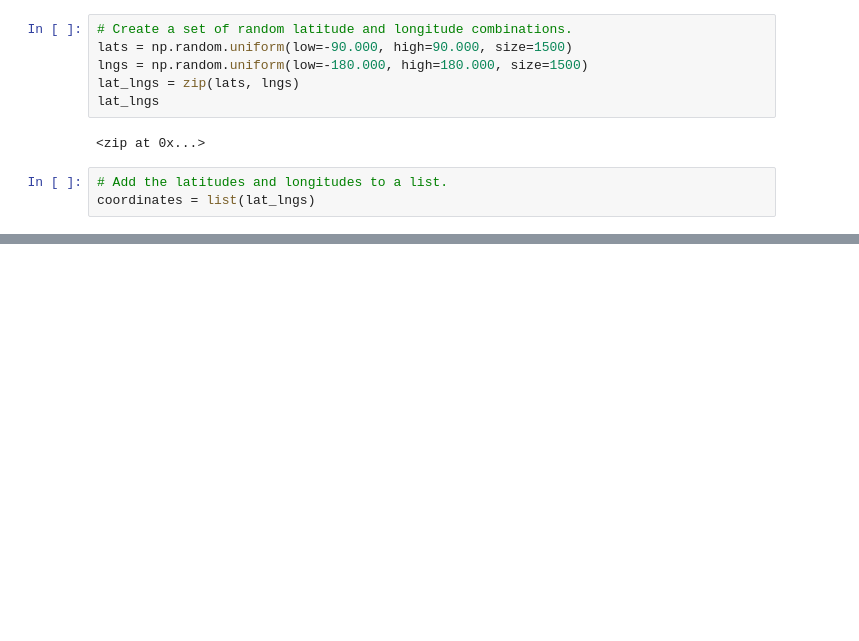
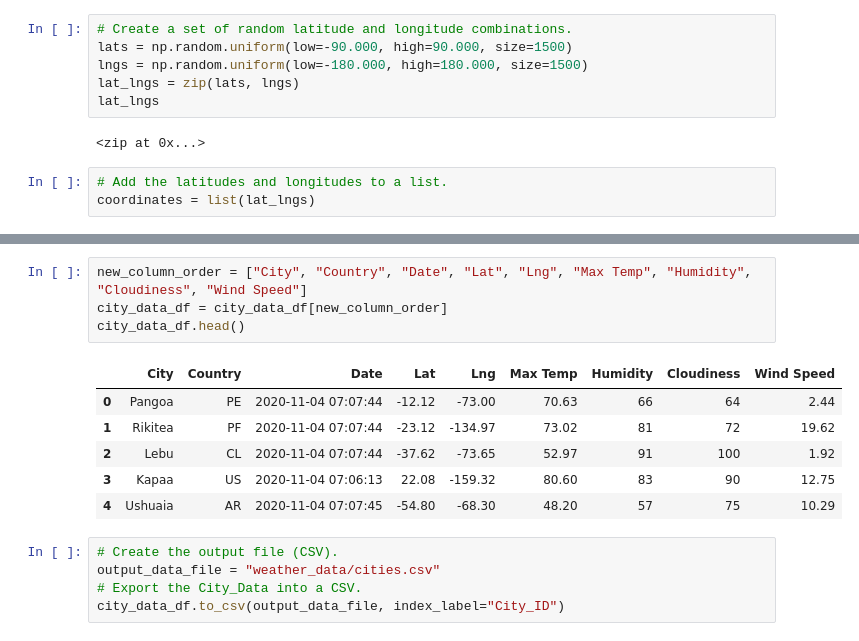
Before and after one commit to Sephike/World_Weather_Analysis_Module, a Jupyter notebook: WeatherPy.ipynb, the cells around one changed output, grey strips where cells are left out. Saved outputs shown, nothing was run; the diff lists cells and outputs as text; blank space fills up the shorter version.

```diff
--- a/WeatherPy.ipynb
+++ b/WeatherPy.ipynb
@@ -31,0 +132,16 @@ len(cities)
+# %%
+new_column_order = ["City", "Country", "Date", "Lat", "Lng", "Max Temp", "Humidity", "Cloudiness", "Wind Speed"]
+city_data_df = city_data_df[new_column_order]
+city_data_df.head()
+# %% [output]
+|  | City | Country | Date | Lat | Lng | Max Temp | Humidity | Cloudiness | Wind Speed |
+| 0 | Pangoa | PE | 2020-11-04 07:07:44 | -12.12 | -73.00 | 70.63 | 66 | 64 | 2.44 |
+| 1 | Rikitea | PF | 2020-11-04 07:07:44 | -23.12 | -134.97 | 73.02 | 81 | 72 | 19.62 |
+| 2 | Lebu | CL | 2020-11-04 07:07:44 | -37.62 | -73.65 | 52.97 | 91 | 100 | 1.92 |
+| 3 | Kapaa | US | 2020-11-04 07:06:13 | 22.08 | -159.32 | 80.60 | 83 | 90 | 12.75 |
+| 4 | Ushuaia | AR | 2020-11-04 07:07:45 | -54.80 | -68.30 | 48.20 | 57 | 75 | 10.29 |
+# %%
+# Create the output file (CSV).
+output_data_file = "weather_data/cities.csv"
+# Export the City_Data into a CSV.
+city_data_df.to_csv(output_data_file, index_label="City_ID")
```
Also changed, not shown: parts of 4 cells of this notebook, 3 other files.
